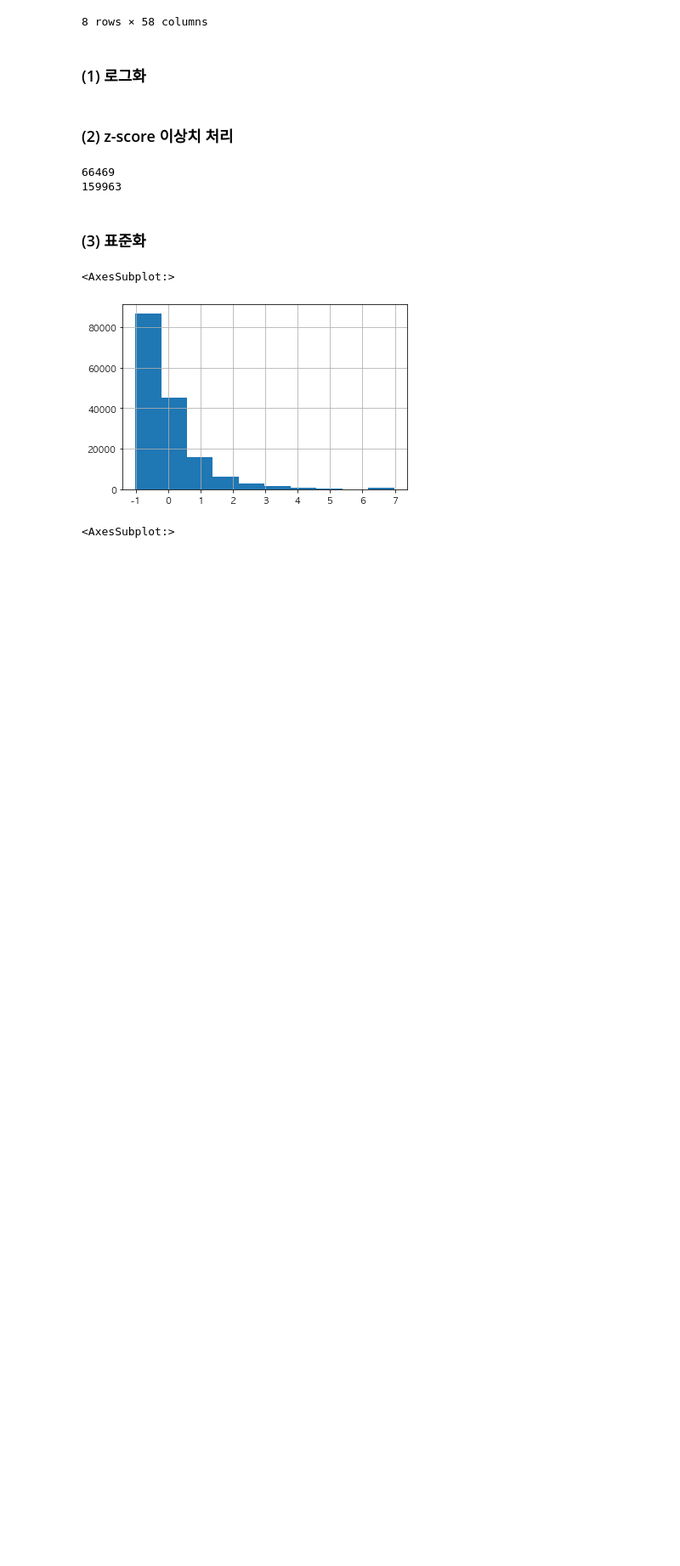
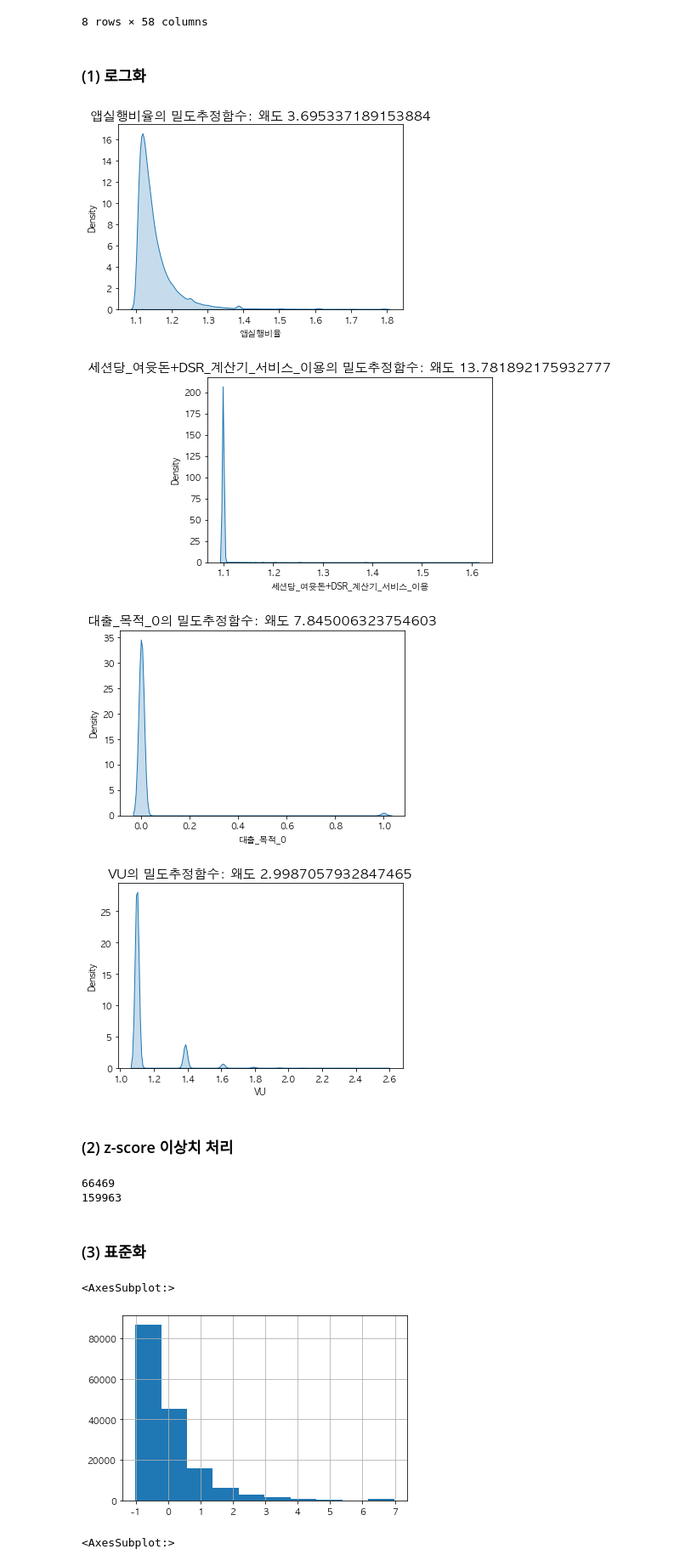
Before and after one commit to NayeonKeum/BigContest2022, a Jupyter notebook: code/Cluster_Analysis_nkeum_drop4_all.ipynb, the cells around one changed output. Shown at 85% size. Saved outputs shown, nothing was run; the diff lists cells and outputs as text; code cells hidden in the pictures; blank space fills up the shorter version.

```diff
--- a/code/Cluster_Analysis_nkeum_drop4_all.ipynb
+++ b/code/Cluster_Analysis_nkeum_drop4_all.ipynb
@@ -1874,6 +1874,17 @@ for val in spec_in_data_log.columns:
     spec_in_data_log[val] = spec_in_data_log[val]+1
     if abs(spec_in_data_log[val].skew()) > 3:
         spec_in_data_log[val] = np.log1p(spec_in_data_log[val]+1)
+# %%
+for col in skewd_cols:
+    sns.kdeplot(spec_in_data_log[col], shade=True)
+    plt.title(col+"의 밀도추정함수: 왜도 " +
+              str(abs(spec_in_data_log[col].skew())), fontsize=15)
+    plt.show()
+# %% [output]
+[figure, added]
+[figure, added]
+[figure, added]
+[figure, added]
 # %% [markdown]
 ### (2) z-score 이상치 처리
 # %%
```
Also changed, not shown: parts of 1 cell of this notebook, 2 other files.
